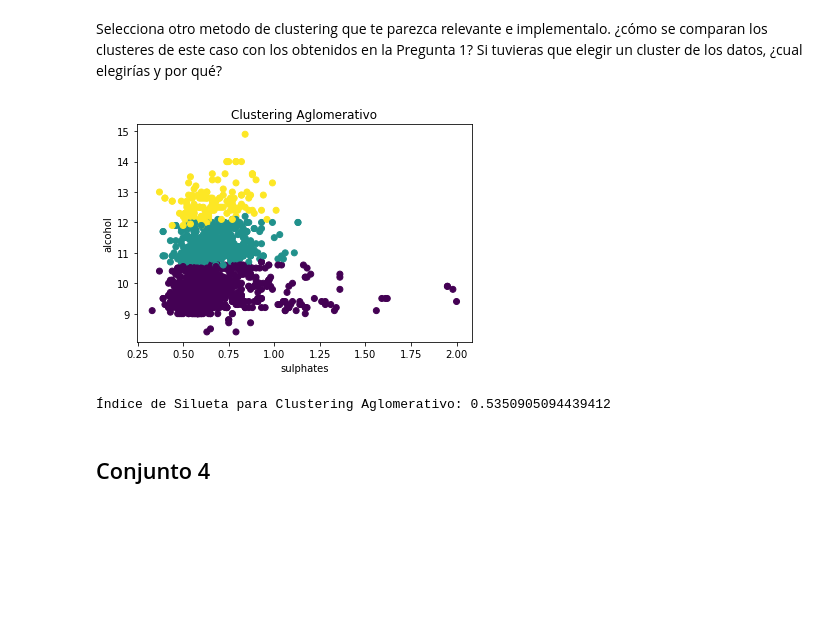
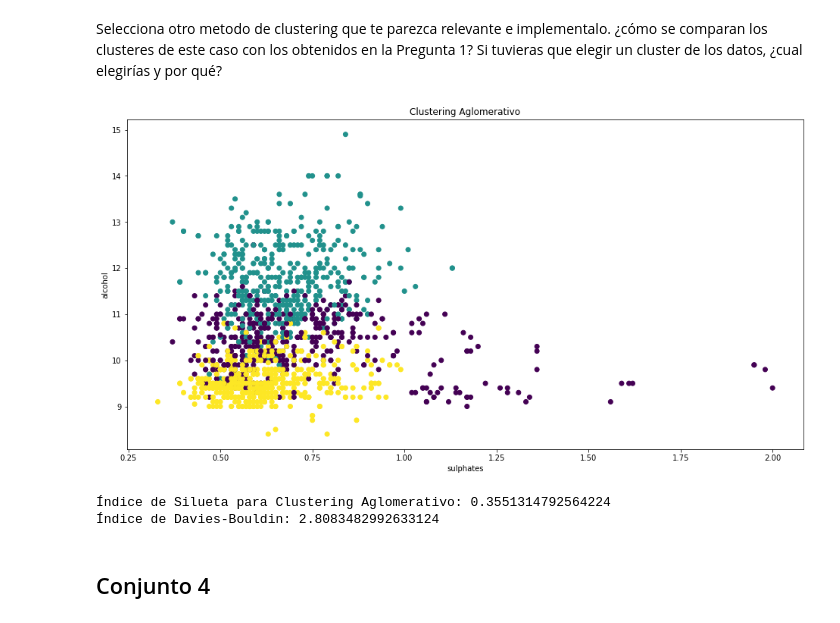
Before and after one commit to datawilly/Aprendizaje-automatico-aplicado, a Jupyter notebook: PEC2 - AAA - 17ENE2024 - APELLIDO1 NOMBRE.ipynb, the cells around one changed output. Saved outputs shown, nothing was run; the diff lists cells and outputs as text; code cells hidden in the pictures; blank space fills up the shorter version.

```diff
--- a/PEC2 - AAA - 17ENE2024 - APELLIDO1 NOMBRE.ipynb
+++ b/PEC2 - AAA - 17ENE2024 - APELLIDO1 NOMBRE.ipynb
@@ -1009,0 +1088,23 @@ Centroides de los clústeres:
+# %%
+#Probemos cun diagrama de Voronoi para ver la distriución de los clusteres y confirmar los indices obtenidos
+#Para hacer este gráfico necesitamos tener 2 dimensiones, para esto realizamos un PCA
+pca = PCA(n_components=2)
+X_pca = pca.fit_transform(X_n)
+
+#Ya que tenemos dos dimensiones entrenamos el modelo Kmeans
+kmeans.fit(X_pca)
+centroids = kmeans.cluster_centers_
+
+#Instanciamos el diagrama de voronoi
+vor = Voronoi(centroids)
+
+#Graficamos
+fig, ax = plt.subplots(figsize=(16, 8))
+voronoi_plot_2d(vor, ax=ax, show_vertices=False, line_colors='blue', line_width=2, line_alpha=0.6)
+plt.scatter(X_pca[:, 0], X_pca[:, 1], c=kmeans.labels_, cmap='viridis', s=50, alpha=0.8)
+plt.scatter(centroids[:, 0], centroids[:, 1], c='red', s=200, marker='X')
+plt.title('Diagrama de Voronoi para Clustering con KMeans (PCA)')
+plt.xlabel('Componente Principal 1')
+plt.ylabel('Componente Principal 2')
+plt.colorbar(label='Cluster')
+plt.show()
@@ -1012,33 +1159,36 @@ Centroides de los clústeres:
 # %% [markdown]
 Selecciona otro metodo de clustering que te parezca relevante e implementalo. ¿cómo se comparan los clusteres de este caso con los obtenidos en la Pregunta 1? Si tuvieras que elegir un cluster de los datos, ¿cual elegirías y por qué?
 # %%
-import pandas as pd
-from sklearn.cluster import AgglomerativeClustering
-from sklearn.metrics import silhouette_score
-import matplotlib.pyplot as plt
+
 
 
 # Seleccionar características relevantes
 X = wine[["sulphates", "alcohol", "pH"]]
 
 # Clustering aglomerativo
 agglomerative_clustering = AgglomerativeClustering(n_clusters=3)
-agglomerative_labels = agglomerative_clustering.fit_predict(X)
+agglomerative_labels = agglomerative_clustering.fit_predict(X_n)
 
 # Calcular el índice de silueta para evaluar el clustering aglomerativo
-silhouette_agglomerative = silhouette_score(X, agglomerative_labels)
+silhouette_agglomerative = silhouette_score(X_n, agglomerative_labels)
+
+# Calcular el índice de Davies-Bouldin
+db_score = davies_bouldin_score(X_n, kmeans.labels_)
 
 # Visualizar los clusters aglomerativos
+fig, ax = plt.subplots(figsize=(16, 8))
 plt.scatter(X.iloc[:, 0], X.iloc[:, 1], c=agglomerative_labels, cmap='viridis')
 plt.title('Clustering Aglomerativo')
 plt.xlabel('sulphates')
 plt.ylabel('alcohol')
 plt.show()
 
 print("Índice de Silueta para Clustering Aglomerativo:", silhouette_agglomerative)
+print("Índice de Davies-Bouldin:", db_score)
 # %% [output]
-[figure, old version]
+[figure, new version]
-Índice de Silueta para Clustering Aglomerativo: 0.5350905094439412
+Índice de Silueta para Clustering Aglomerativo: 0.3551314792564224
+Índice de Davies-Bouldin: 2.8083482992633124
 # %% [markdown]
 ## Conjunto 4
 # %% [markdown]
```
Also changed, not shown: parts of 29 cells of this notebook.
